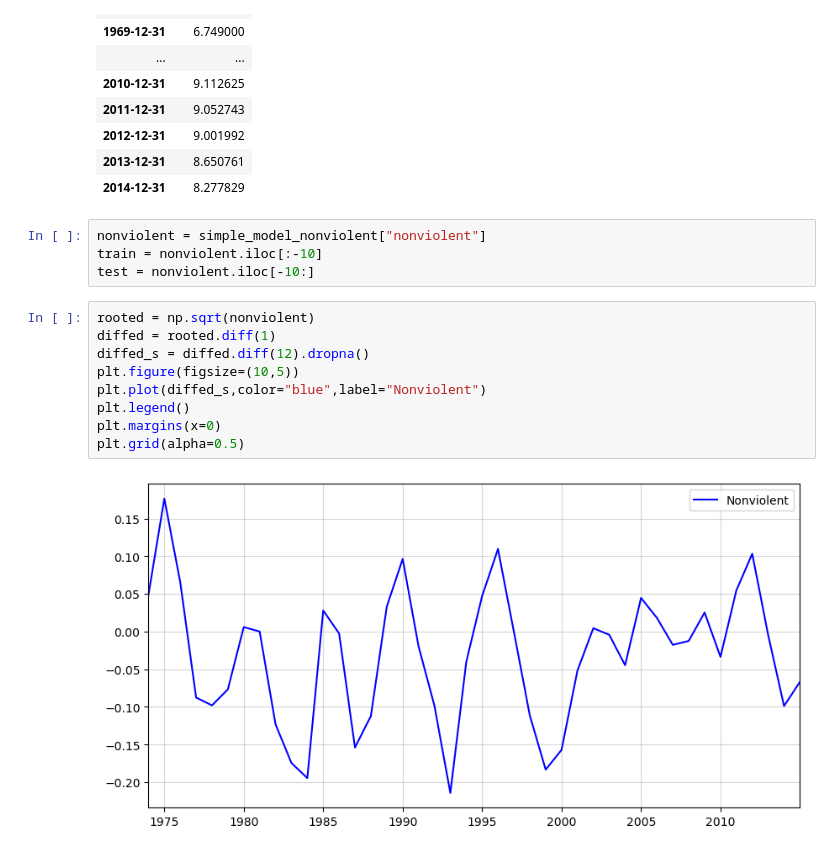
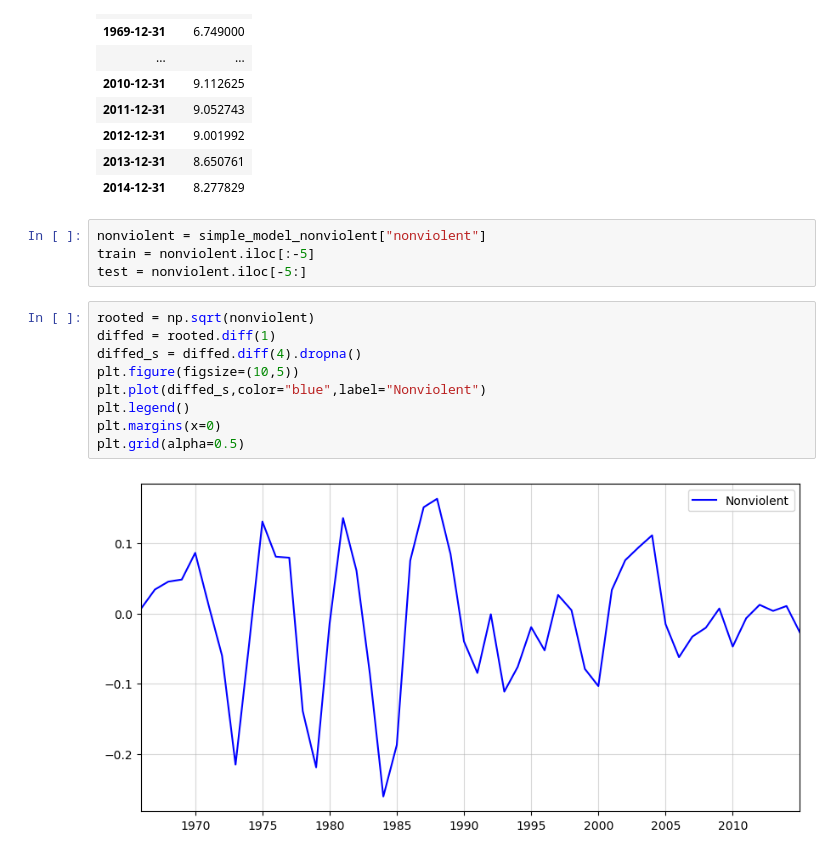
Before and after one commit to kkruel8100/Crime-Analysis, a Jupyter notebook: crime_1960_2014.ipynb, the cells around one changed output. Drawn from its saved outputs; the diff is of its cells as text.

```diff
--- a/crime_1960_2014.ipynb
+++ b/crime_1960_2014.ipynb
@@ -863,19 +858,19 @@ simple_model_nonviolent
 | 2014-12-31 | 8.277829 |
 # %%
 nonviolent = simple_model_nonviolent["nonviolent"]
-train = nonviolent.iloc[:-10]
-test = nonviolent.iloc[-10:]
+train = nonviolent.iloc[:-5]
+test = nonviolent.iloc[-5:]
 # %%
 rooted = np.sqrt(nonviolent)
 diffed = rooted.diff(1)
-diffed_s = diffed.diff(12).dropna()
+diffed_s = diffed.diff(4).dropna()
 plt.figure(figsize=(10,5))
 plt.plot(diffed_s,color="blue",label="Nonviolent")
 plt.legend()
 plt.margins(x=0)
 plt.grid(alpha=0.5)
 # %% [output]
-[figure, old version]
+[figure, new version]
 # %%
 full_sample = []
 np.random.seed(50)
```
Also changed, not shown: parts of 15 cells of this notebook, 2 other files.
